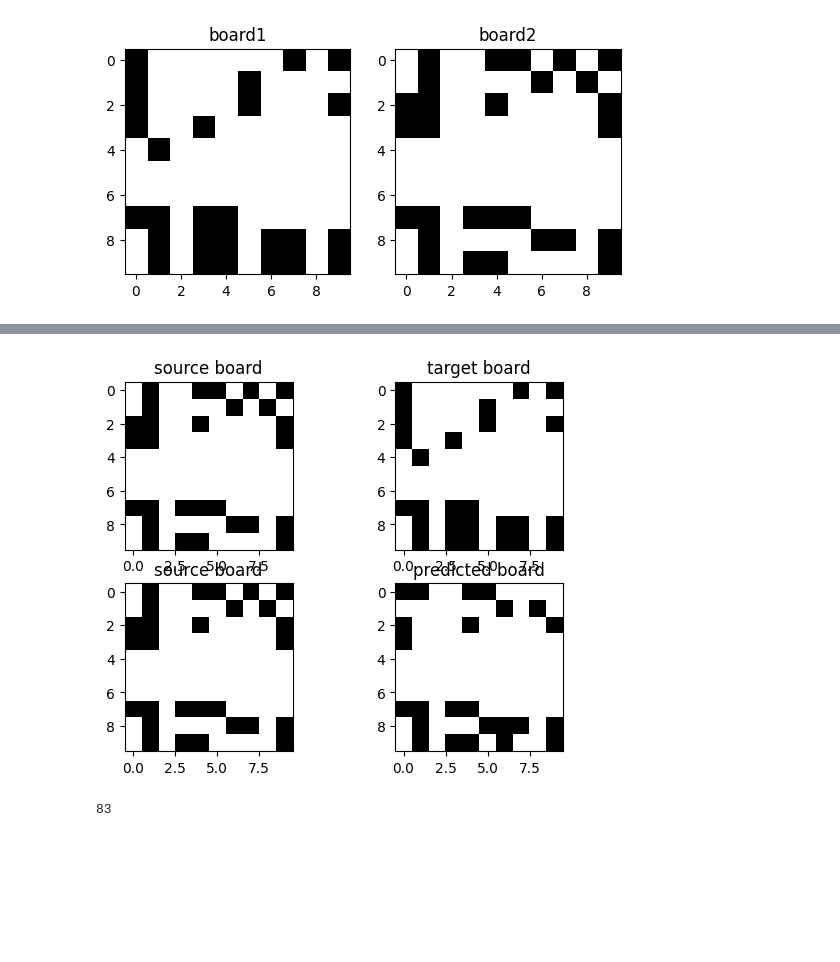
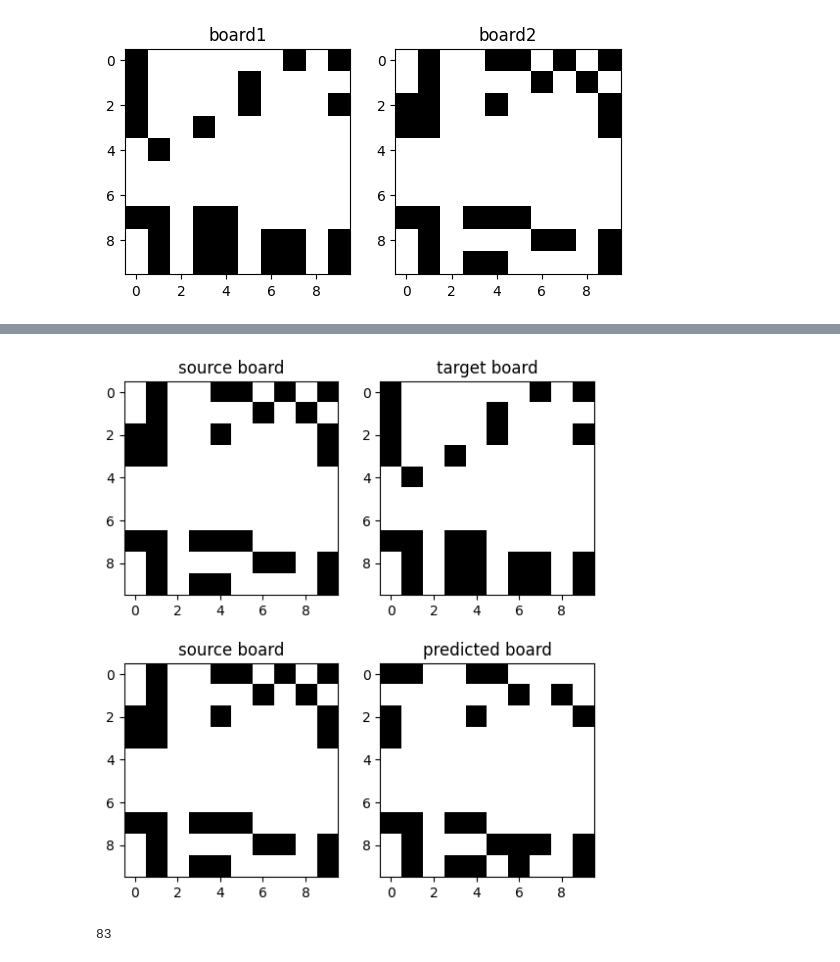
Before and after one commit to drorBamberger/GameOfLife, a Jupyter notebook: predict_board.ipynb, the cells around one changed output, grey strips where cells are left out. Saved outputs shown, nothing was run; the diff lists cells and outputs as text; code cells hidden in the pictures; blank space fills up the shorter version.

```diff
--- a/predict_board.ipynb
+++ b/predict_board.ipynb
@@ -136,20 +119,22 @@ https://scikit-learn.org/stable/model_persistence.html#security-maintainability-
 # %%
 res_to_show = to_show(res,SIZE)
 fig, axes = plt.subplots(2, 2)
 
 axes[0, 0].imshow(board2_to_show)
 axes[0, 0].set_title('source board')
 axes[0, 1].imshow(board1_to_show)
 axes[0, 1].set_title('target board')
 axes[1, 0].imshow(board2_to_show)
 axes[1, 0].set_title('source board')
 axes[1, 1].imshow(res_to_show)
 axes[1, 1].set_title('predicted board')
 
+plt.subplots_adjust(top=1.2, bottom=0.1, left=0.15, right=0.9)
+
 # Show the images
 plt.show()
 # %% [output]
-[figure, old version]
+[figure, new version]
 # %%
 
 s = 0
```
Also changed, not shown: parts of 6 cells of this notebook.
